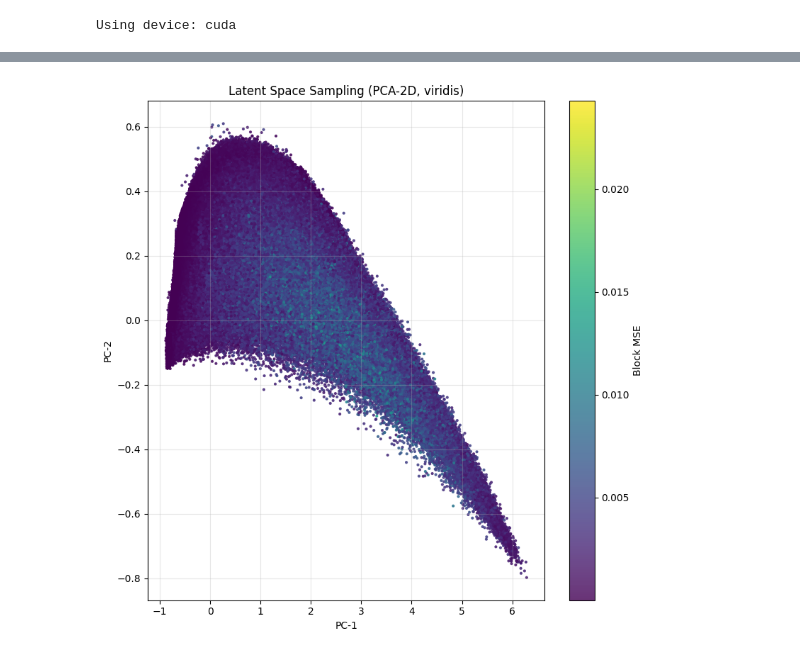
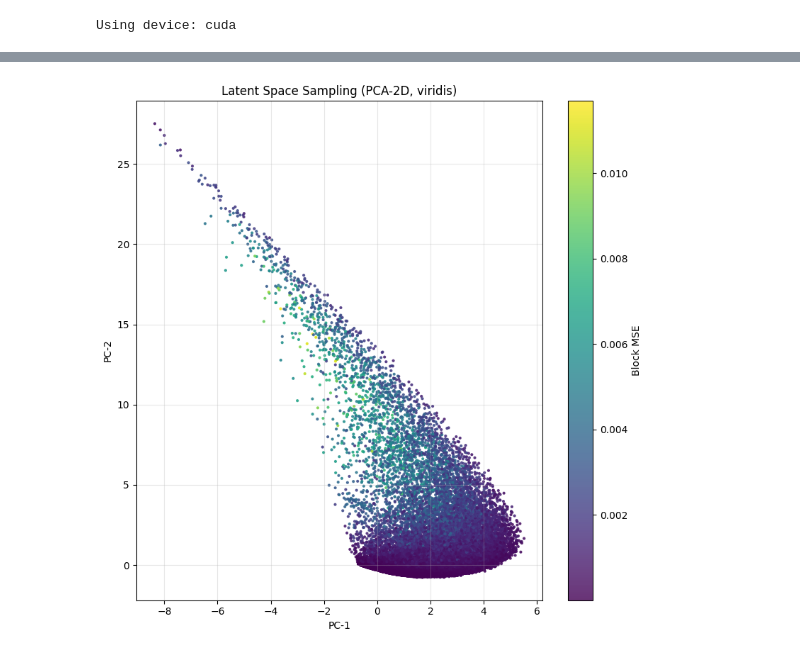
Before and after one commit to ZephirFXEC/VQVDB, a Jupyter notebook: notebook.ipynb, the cells around one changed output, grey strips where cells are left out. Drawn from its saved outputs; the diff is of its cells as text; code cells hidden in the pictures.

```diff
--- a/notebook.ipynb
+++ b/notebook.ipynb
@@ -275,32 +315,43 @@ Using device: cuda
 # %%
 
 print("Starting training with data from DataLoader...")
+
+optimizer = Adam(model.parameters(), lr=LR)
+scheduler = torch.optim.lr_scheduler.ReduceLROnPlateau(optimizer, mode='min', factor=0.5, patience=5, verbose=True)
+best_val_loss = float('inf')
 for epoch in range(EPOCHS):
-
+    model.train()
     total_recon_loss = 0.0
     total_vq_loss = 0
 
-    for i, data_batch in enumerate(train_loader):
-        leaves = data_batch.to(device, non_blocking=True)
+    for leaves in tqdm.tqdm(train_loader, desc=f"Epoch {epoch + 1}"):
+        leaves = leaves.to(device, non_blocking=True)
 
+        optimizer.zero_grad()
         x_recon, vq_loss, perplexity = model(leaves)
         recon_error = F.mse_loss(x_recon, leaves)
         loss = recon_error + vq_loss
 
-        optimizer.zero_grad()
         loss.backward()
+        # Gradient clipping to stabilize training
+        torch.nn.utils.clip_grad_norm_(model.parameters(), 1.0)
         optimizer.step()
 
         total_recon_loss += recon_error.item()
         total_vq_loss += vq_loss.item()
 
-    # Log progress at the end of each epoch
-    avg_recon_loss = total_recon_loss / len(train_loader)
-    avg_vq_loss = total_vq_loss / len(train_loader)
-    print(f"Epoch [{epoch+1}/{EPOCHS}] | "
-            f"Avg Recon Loss: {avg_recon_loss:.5f} | "
-            f"Avg VQ Loss: {avg_vq_loss:.5f} | "
-            f"Last Perplexity: {perplexity.item():.4f}") # Perplexity from last batch
+        # Validation phase
+    model.eval()
+    val_loss = 0.0
+    with torch.no_grad():
+        for leaves in val_loader:
+            leaves = leaves.to(device)
+            x_recon, vq_loss, _ = model(leaves)
+            recon_error = F.mse_loss(x_recon, leaves)
+            val_loss += recon_error.item() + vq_loss.item()
+
+    avg_val_loss = val_loss / len(val_loader)
+    scheduler.step(avg_val_loss)
 
 print("Training finished.")
 # %%
@@ -435,7 +498,7 @@ model.eval()
 psnr_list, mse_list = [], []
 
 with torch.no_grad():
-    for batch in DataLoader(vdb_dataset, batch_size=BATCH_SIZE, shuffle=False):
+    for batch in DataLoader(vdb_dataset_val, batch_size=BATCH_SIZE, shuffle=False):
         batch = batch.to(device)
         rec = model.decode(model.encode(batch))
         mse = ((batch - rec) ** 2).view(len(batch), -1).mean(dim=1)
@@ -510,7 +573,7 @@ model.eval()
 latents, errs = [], []          # errs = optional colouring
 
 with torch.no_grad():
-    for batch in DataLoader(vdb_dataset,
+    for batch in DataLoader(vdb_dataset_val,
                             batch_size=BATCH_SIZE,
                             shuffle=False):
         batch = batch.to(device)
@@ -526,33 +589,33 @@ with torch.no_grad():
         errs.append(((batch - rec) ** 2)
                     .view(len(batch), -1)
                     .mean(dim=1)
                     .cpu())
 
 latents = torch.cat(latents, dim=0).numpy()   # (N, C)
 errs    = torch.cat(errs, dim=0).numpy()      # (N,)
 
 # ---------- 2. PCA to 2-D ----------
-from sklearn.decomposition import PCA
-pca2 = PCA(n_components=2, random_state=0)
+from sklearn.decomposition import FastICA
+pca2 = FastICA(n_components=2, random_state=0)
 latents_2d = pca2.fit_transform(latents)      # (N, 2)
 
 # ---------- 3. Scatter with viridis ----------
 import matplotlib.pyplot as plt
 
 plt.figure(figsize=(8, 8))
 sc = plt.scatter(latents_2d[:, 0],
                  latents_2d[:, 1],
                  c=errs,                 # <- set to None for uniform colour
                  cmap='viridis',
                  s=4,
                  alpha=0.8)
 if sc.get_array() is not None:           # only if colouring by a value
     plt.colorbar(sc, label='Block MSE')
 
 plt.title('Latent Space Sampling (PCA-2D, viridis)')
 plt.xlabel('PC-1'); plt.ylabel('PC-2')
 plt.grid(True, alpha=.3)
 plt.tight_layout()
 plt.show()
 # %% [output]
-[figure, old version]
+[figure, new version]
```
Also changed, not shown: parts of 11 cells of this notebook, 3 other files.
